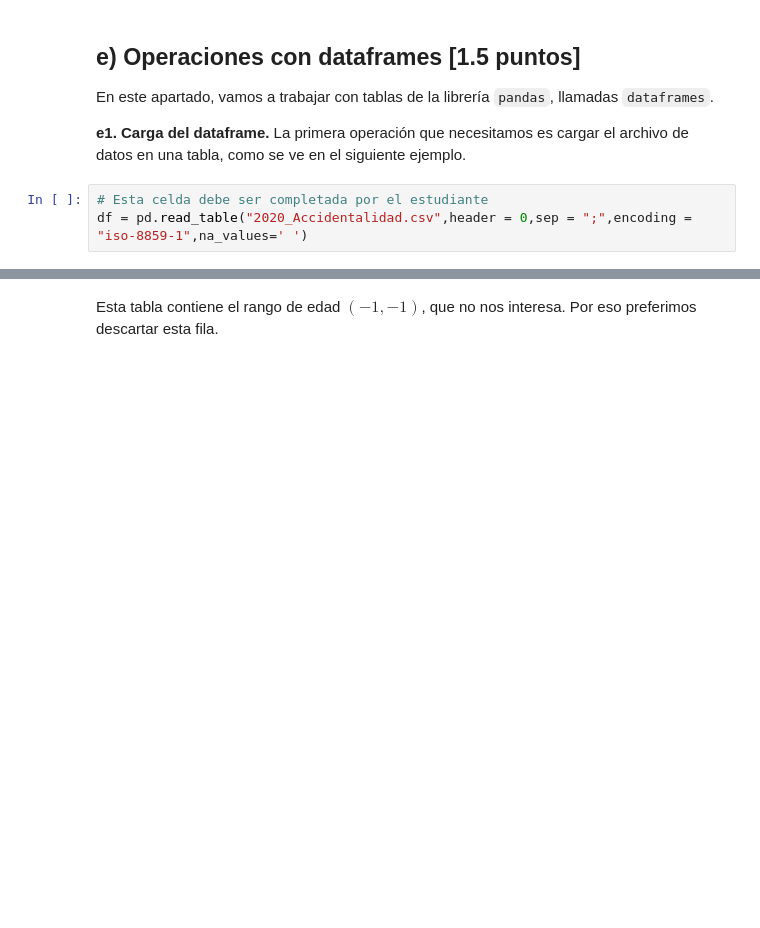
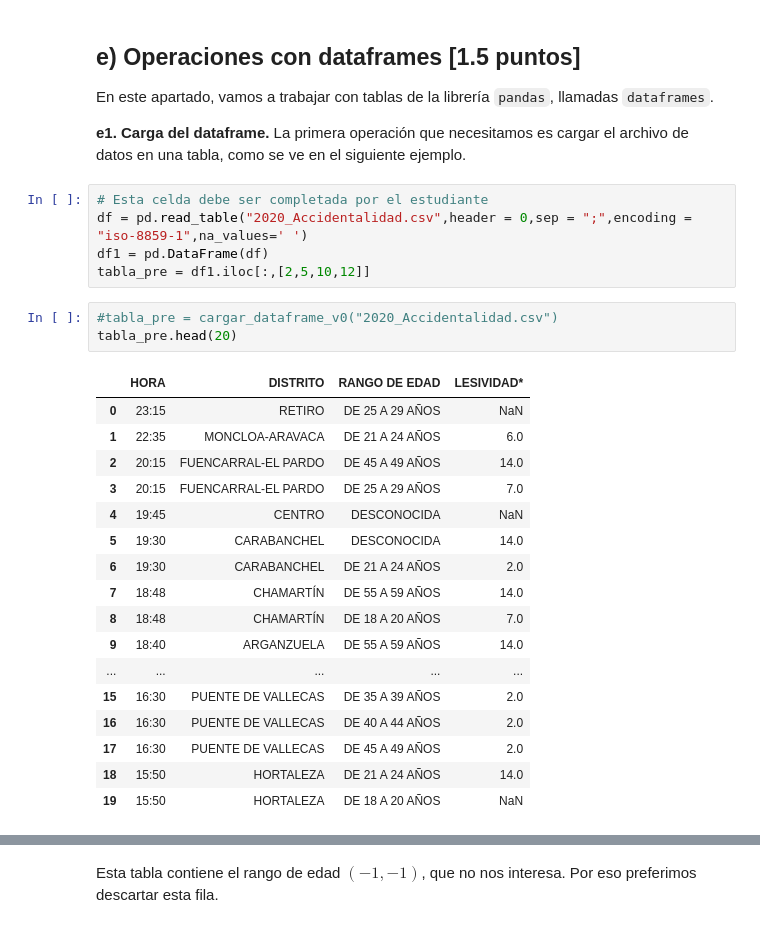
Before and after one commit to esterfb3397/programing-python, a Jupyter notebook: accidentes_en_madrid_esther.ipynb, the cells around one changed output, grey strips where cells are left out. Drawn from its saved outputs; the diff is of its cells as text; blank space fills up the shorter version.

```diff
--- a/accidentes_en_madrid_esther.ipynb
+++ b/accidentes_en_madrid_esther.ipynb
@@ -706,3 +687,26 @@ La primera operación que necesitamos es cargar el archivo de datos en una tabla
 # %%
 # Esta celda debe ser completada por el estudiante
 df = pd.read_table("2020_Accidentalidad.csv",header = 0,sep = ";",encoding = "iso-8859-1",na_values=' ')
+df1 = pd.DataFrame(df)
+tabla_pre = df1.iloc[:,[2,5,10,12]]
+# %%
+#tabla_pre = cargar_dataframe_v0("2020_Accidentalidad.csv")
+tabla_pre.head(20)
+# %% [output]
+|  | HORA | DISTRITO | RANGO DE EDAD | LESIVIDAD* |
+| 0 | 23:15 | RETIRO | DE 25 A 29 AÑOS | NaN |
+| 1 | 22:35 | MONCLOA-ARAVACA | DE 21 A 24 AÑOS | 6.0 |
+| 2 | 20:15 | FUENCARRAL-EL PARDO | DE 45 A 49 AÑOS | 14.0 |
+| 3 | 20:15 | FUENCARRAL-EL PARDO | DE 25 A 29 AÑOS | 7.0 |
+| 4 | 19:45 | CENTRO | DESCONOCIDA | NaN |
+| 5 | 19:30 | CARABANCHEL | DESCONOCIDA | 14.0 |
+| 6 | 19:30 | CARABANCHEL | DE 21 A 24 AÑOS | 2.0 |
+| 7 | 18:48 | CHAMARTÍN | DE 55 A 59 AÑOS | 14.0 |
+| 8 | 18:48 | CHAMARTÍN | DE 18 A 20 AÑOS | 7.0 |
+| 9 | 18:40 | ARGANZUELA | DE 55 A 59 AÑOS | 14.0 |
+| ... | ... | ... | ... | ... |
+| 15 | 16:30 | PUENTE DE VALLECAS | DE 35 A 39 AÑOS | 2.0 |
+| 16 | 16:30 | PUENTE DE VALLECAS | DE 40 A 44 AÑOS | 2.0 |
+| 17 | 16:30 | PUENTE DE VALLECAS | DE 45 A 49 AÑOS | 2.0 |
+| 18 | 15:50 | HORTALEZA | DE 21 A 24 AÑOS | 14.0 |
+| 19 | 15:50 | HORTALEZA | DE 18 A 20 AÑOS | NaN |
```
Also changed, not shown: parts of 26 cells of this notebook.
